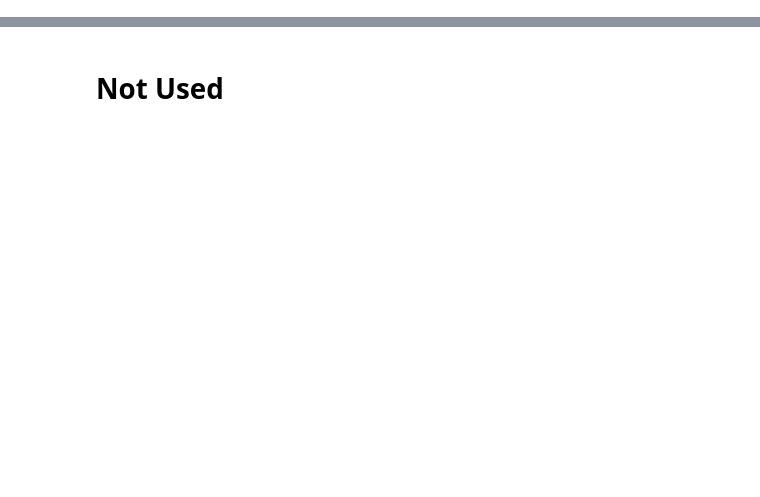
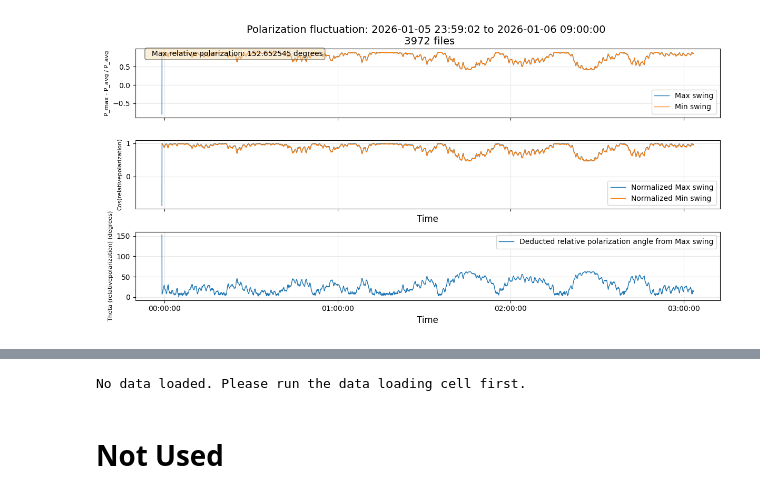
Before and after one commit to Harshghub/Interferometry-analysis, a Jupyter notebook: measurement/analysis_polarization_fluctuation.ipynb, the cells around one changed output, grey strips where cells are left out. Saved outputs shown, nothing was run; the diff lists cells and outputs as text; code cells hidden in the pictures; blank space fills up the shorter version.

```diff
--- a/measurement/analysis_polarization_fluctuation.ipynb
+++ b/measurement/analysis_polarization_fluctuation.ipynb
@@ -101,47 +160,54 @@ if 'concat_time' in locals() and 'concat_voltage_polarization_max' in locals() a
 
     if plot_data:
 
-        fig, axs = plt.subplots(2, 1, figsize=(12, 6), sharex=True)
+        fig, axs = plt.subplots(3, 1, figsize=(12, 6), sharex=True)
         # Plot min and max voltage on first axis
         axs[0].plot(concat_datetime[:], concat_voltage_polarization_max[:], label='Max swing', linewidth=1)
         axs[0].plot(concat_datetime[:], concat_voltage_polarization_min[:], label='Min swing', linewidth=1)
-        axs[0].set_ylabel("P_max - P_avg / P_avg", fontsize=12)
+        axs[0].set_ylabel("P_max - P_avg / P_avg", fontsize=8)
         axs[0].legend()
 
         # Plot sum and diff voltage on second axis
         axs[1].plot(concat_datetime[:], concat_voltage_polarization_max[:]/np.max(concat_voltage_polarization_max[:]), label='Normalized Max swing', linewidth=1)
         axs[1].plot(concat_datetime[:], concat_voltage_polarization_min[:]/np.max(concat_voltage_polarization_min[:]), label='Normalized Min swing', linewidth=1)
         axs[1].set_xlabel("Time", fontsize=12)
-        axs[1].set_ylabel("Cos(relativepolarization)", fontsize=12)
+        axs[1].set_ylabel("Cos(relativepolarization)", fontsize=8)
         axs[1].legend()
+
+        axs[2].plot(concat_datetime[:], 180/np.pi*np.arccos(concat_voltage_polarization_max[:]/np.max(concat_voltage_polarization_max[:])), label='Deducted relative polarization angle from Max swing', linewidth=1)
+        axs[2].set_xlabel("Time", fontsize=12)
+        axs[2].set_ylabel("Theta (relativepolarization) (degrees)", fontsize=8)
+        axs[2].legend()
 
         # Format x-axis to show time nicely
         axs[1].xaxis.set_major_formatter(mdates.DateFormatter('%H:%M:%S'))
         axs[1].xaxis.set_major_locator(mdates.HourLocator(interval=1))
         plt.setp(axs[1].xaxis.get_majorticklabels(), rotation=45)
         axs[0].set_title(
             f"Polarization fluctuation: {start_str} to {end_str} \n {len(files_in_range)} files",
             fontsize=14,
         )
         for ax in axs:
             ax.grid(True, alpha=0.3)
 
         # Add text with normalized standard deviation
         std_normalized = np.std(concat_voltage_avg/np.max(concat_voltage_avg))
         axs[0].text(0.02, 0.98, f"  Max relative polarization: {180/np.pi*np.arccos(np.min(concat_voltage_polarization_max[:]/np.max(concat_voltage_polarization_max[:]))):.6f} degrees",
                     transform=axs[0].transAxes, fontsize=10,
                     verticalalignment='top', bbox=dict(boxstyle='round', facecolor='wheat', alpha=0.5))
 
         plt.tight_layout()
         plt.savefig(f"polarization_{start_str}_{end_str}.png")
         plt.show()
 
     print("\nConcatenated voltage stats:")
     print(f"  Std(avg): {np.std(concat_voltage_avg/np.max(concat_voltage_avg)):.6f} a.u.")
     print(f"  Avg(avg): {np.mean(concat_voltage_avg/np.max(concat_voltage_avg)):.6f} V")
     print(f"  Max relative polarization: {180/np.pi*np.arccos(np.min(concat_voltage_polarization_max[:]/np.max(concat_voltage_polarization_max[:]))):.6f} degrees")
     print("\nFiles included (chronological):")
     for dt, file in files_in_range:
         print(f"  {dt} -> {file.name}")
 else:
     print("No data loaded. Please run the data loading cell first.")
+# %% [output]
+[figure, added]
@@ -148,6 +231,6 @@ else:
 # %%
 # Fourier analysis of normalized voltage
-if 'concat_time' in locals() and 'concat_voltage_polarization_max' in locals() and len(concat_time) > 0:
+if fourier_analysis and 'concat_time' in locals() and 'concat_voltage_polarization_max' in locals() and len(concat_time) > 0:
     # Normalize the voltage data
     normalized_voltage = concat_voltage_polarization_max[:] / np.max(concat_voltage_polarization_max[:])
 
@@ -214,6 +297,8 @@ if 'concat_time' in locals() and 'concat_voltage_polarization_max' in locals() a
     print(f"  Period at max magnitude: {periods_positive[max_mag_idx]:.6f} s")
 else:
     print("No data loaded. Please run the data loading cell first.")
+# %% [output]
+No data loaded. Please run the data loading cell first.
 # %% [markdown]
 # Not Used
 # %%
```
Also changed, not shown: parts of 5 cells of this notebook, 9 other files.
